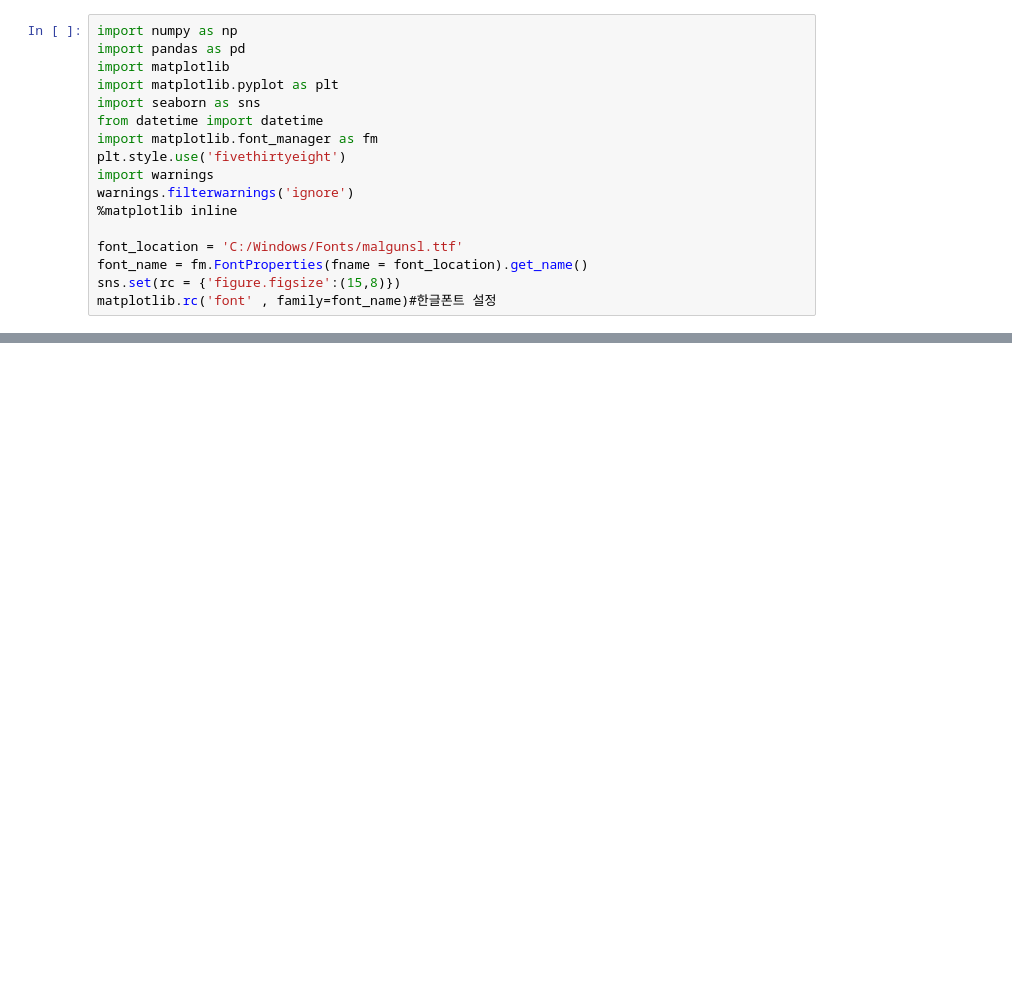
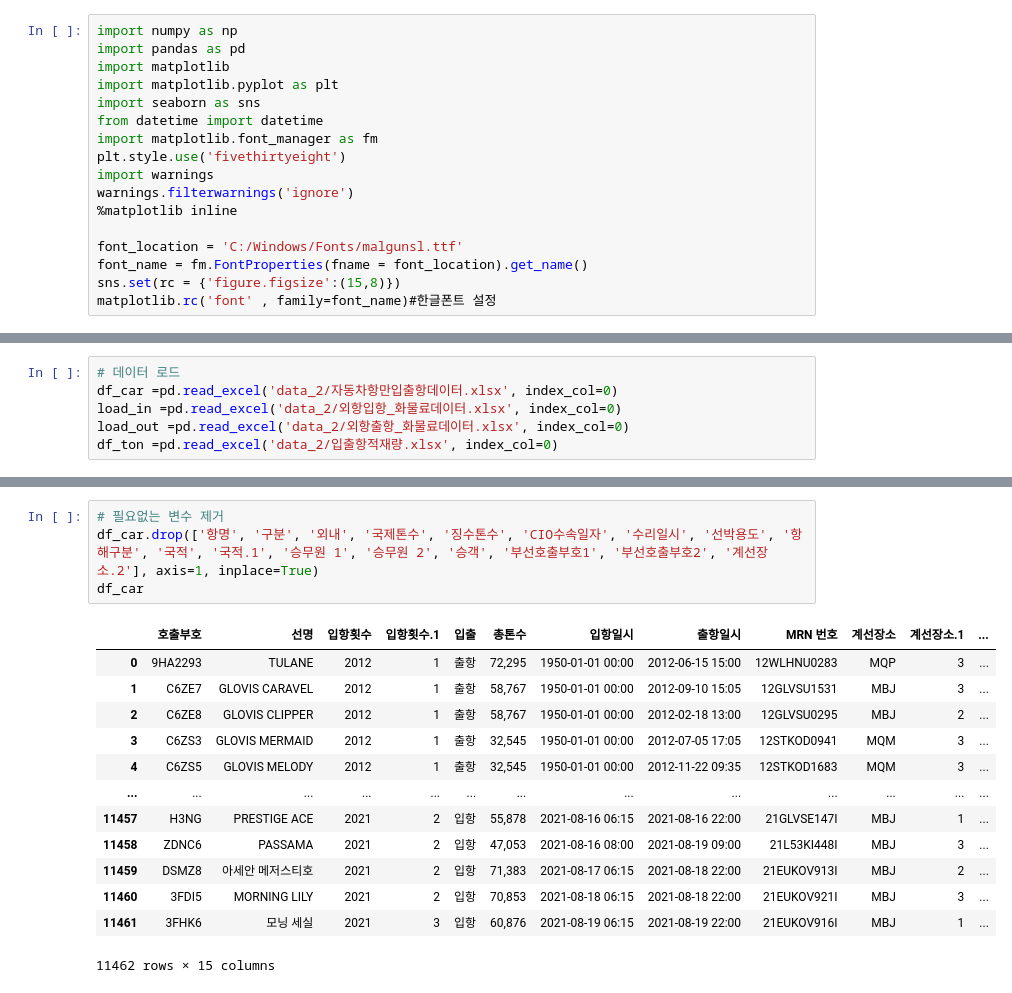
Before and after one commit to one-gidung/UPA_Smart_Port, a Jupyter notebook: 데이터 머지 6차.ipynb, the cells around one changed output, grey strips where cells are left out. Saved outputs shown, nothing was run; the diff lists cells and outputs as text; blank space fills up the shorter version.

```diff
--- a/데이터 머지 6차.ipynb
+++ b/데이터 머지 6차.ipynb
@@ -141,0 +18,6 @@ df3 Out
+# %%
+# 데이터 로드
+df_car =pd.read_excel('data_2/자동차항만입출항데이터.xlsx', index_col=0)
+load_in =pd.read_excel('data_2/외항입항_화물료데이터.xlsx', index_col=0)
+load_out =pd.read_excel('data_2/외항출항_화물료데이터.xlsx', index_col=0)
+df_ton =pd.read_excel('data_2/입출항적재량.xlsx', index_col=0)
@@ -141,0 +42,18 @@ df3 Out
+# %%
+# 필요없는 변수 제거
+df_car.drop(['항명', '구분', '외내', '국제톤수', '징수톤수', 'CIO수속일자', '수리일시', '선박용도', '항해구분', '국적', '국적.1', '승무원 1', '승무원 2', '승객', '부선호출부호1', '부선호출부호2', '계선장소.2'], axis=1, inplace=True)
+df_car
+# %% [output]
+|  | 호출부호 | 선명 | 입항횟수 | 입항횟수.1 | 입출 | 총톤수 | 입항일시 | 출항일시 | MRN 번호 | 계선장소 | 계선장소.1 | ... |
+| 0 | 9HA2293 | TULANE | 2012 | 1 | 출항 | 72,295 | 1950-01-01 00:00 | 2012-06-15 15:00 | 12WLHNU0283 | MQP | 3 | ... |
+| 1 | C6ZE7 | GLOVIS CARAVEL | 2012 | 1 | 출항 | 58,767 | 1950-01-01 00:00 | 2012-09-10 15:05 | 12GLVSU1531 | MBJ | 3 | ... |
+| 2 | C6ZE8 | GLOVIS CLIPPER | 2012 | 1 | 출항 | 58,767 | 1950-01-01 00:00 | 2012-02-18 13:00 | 12GLVSU0295 | MBJ | 2 | ... |
+| 3 | C6ZS3 | GLOVIS MERMAID | 2012 | 1 | 출항 | 32,545 | 1950-01-01 00:00 | 2012-07-05 17:05 | 12STKOD0941 | MQM | 3 | ... |
+| 4 | C6ZS5 | GLOVIS MELODY | 2012 | 1 | 출항 | 32,545 | 1950-01-01 00:00 | 2012-11-22 09:35 | 12STKOD1683 | MQM | 3 | ... |
+| ... | ... | ... | ... | ... | ... | ... | ... | ... | ... | ... | ... | ... |
+| 11457 | H3NG | PRESTIGE ACE | 2021 | 2 | 입항 | 55,878 | 2021-08-16 06:15 | 2021-08-16 22:00 | 21GLVSE147I | MBJ | 1 | ... |
+| 11458 | ZDNC6 | PASSAMA | 2021 | 2 | 입항 | 47,053 | 2021-08-16 08:00 | 2021-08-19 09:00 | 21L53KI448I | MBJ | 3 | ... |
+| 11459 | DSMZ8 | 아세안 메저스티호 | 2021 | 2 | 입항 | 71,383 | 2021-08-17 06:15 | 2021-08-18 22:00 | 21EUKOV913I | MBJ | 2 | ... |
+| 11460 | 3FDI5 | MORNING LILY | 2021 | 2 | 입항 | 70,853 | 2021-08-18 06:15 | 2021-08-18 22:00 | 21EUKOV921I | MBJ | 3 | ... |
+| 11461 | 3FHK6 | 모닝 세실 | 2021 | 3 | 입항 | 60,876 | 2021-08-19 06:15 | 2021-08-19 22:00 | 21EUKOV916I | MBJ | 1 | ... |
+11462 rows × 15 columns
```
Also changed, not shown: parts of 45 cells of this notebook, 11 other files.
